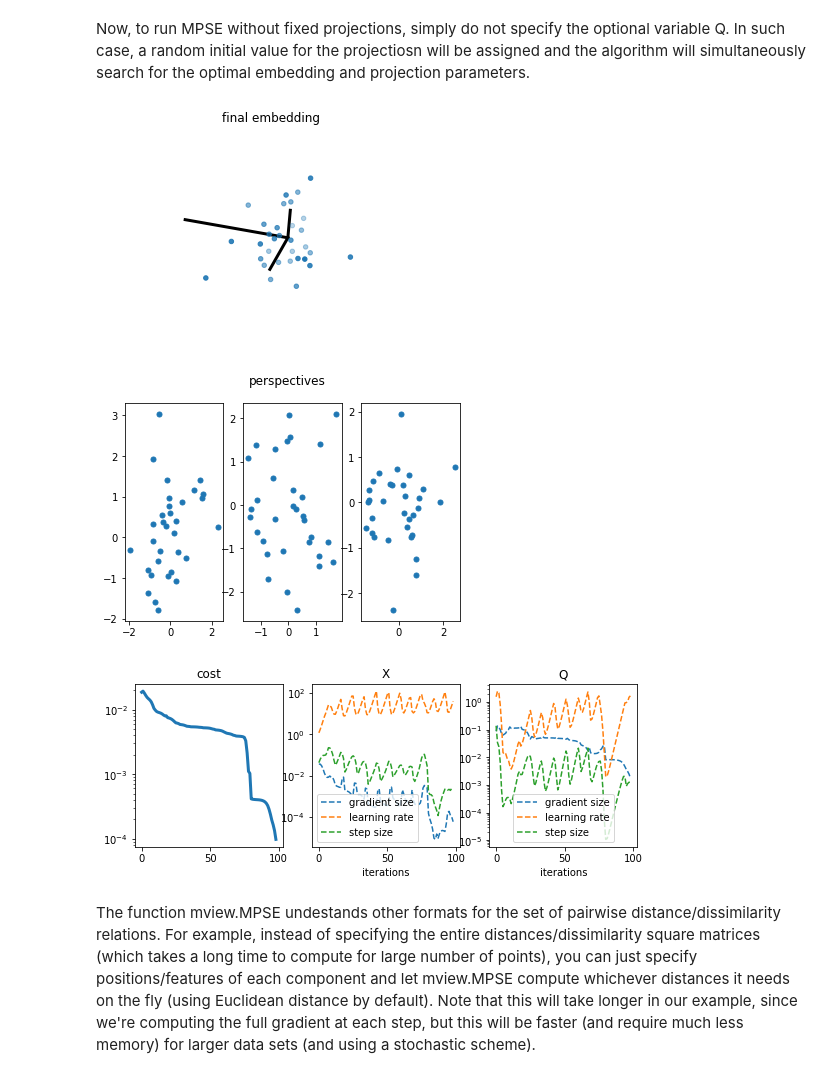
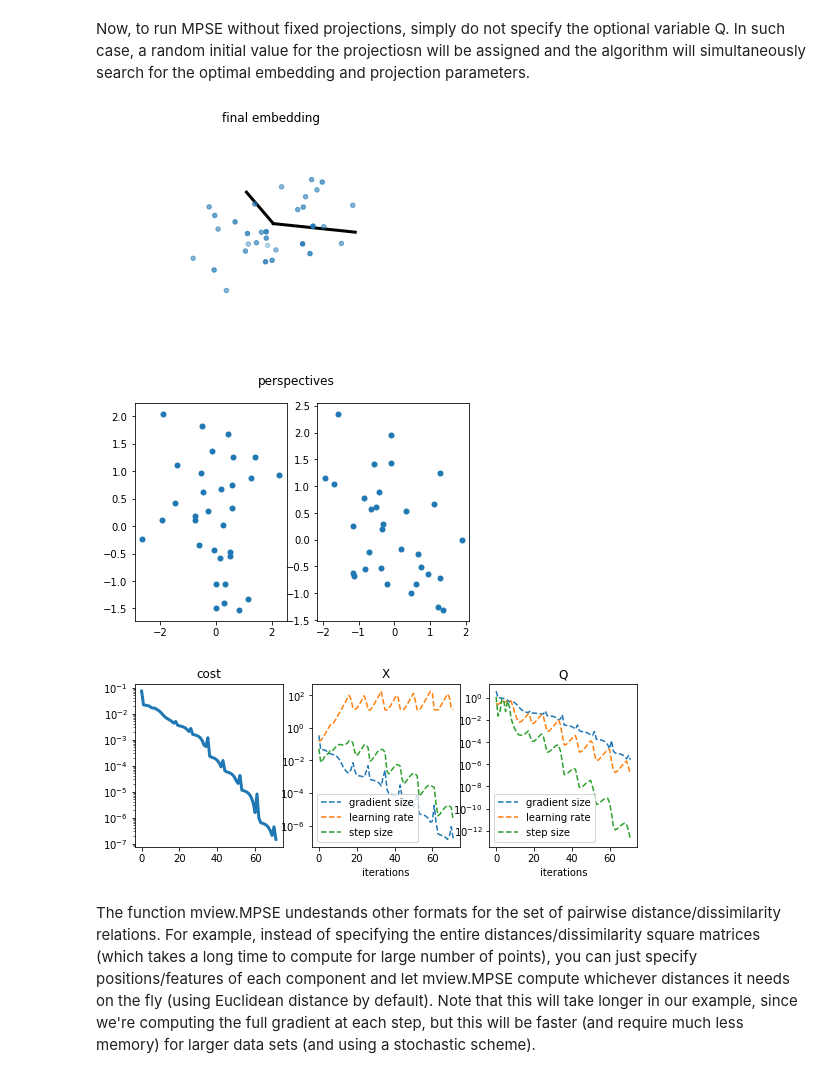
Before and after one commit to enggiqbal/MPSE, a Jupyter notebook: MPSE/mview_examples.ipynb, the cells around one changed output. Drawn from its saved outputs; the diff is of its cells as text; code cells hidden in the pictures.

```diff
--- a/MPSE/mview_examples.ipynb
+++ b/MPSE/mview_examples.ipynb
@@ -68,11 +79,11 @@ The first plot is the 3D plot of the final embedding. The second plot is the 2D
 # %% [markdown]
 Now, to run MPSE without fixed projections, simply do not specify the optional variable Q. In such case, a random initial value for the projectiosn will be assigned and the algorithm will simultaneously search for the optimal embedding and projection parameters.
 # %%
-X,Q,cost,H = mview.MPSE([D1,D2,D3],plot=True)
+X,Q,cost,H = mview.MPSE([D1,D2],d1=3,d2=2,plot=True)
 # %% [output]
-[figure, old version]
+[figure, new version]
-[figure, old version]
+[figure, new version]
-[figure, old version]
+[figure, new version]
 # %% [markdown]
 The function mview.MPSE undestands other formats for the set of pairwise distance/dissimilarity relations. For example, instead of specifying the entire distances/dissimilarity square matrices (which takes a long time to compute for large number of points), you can just specify positions/features of each component and let mview.MPSE compute whichever distances it needs on the fly (using Euclidean distance by default). Note that this will take longer in our example, since we're computing the full gradient at each step, but this will be faster (and require much less memory) for larger data sets (and using a stochastic scheme).
 # %%
```
Also changed, not shown: parts of 5 cells of this notebook, 6 other files.
